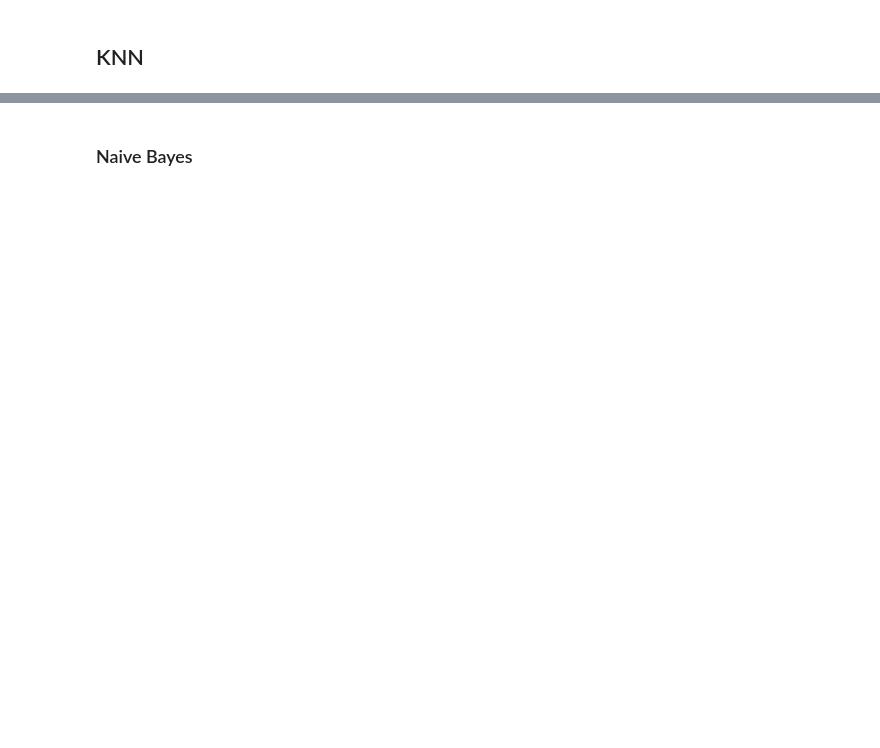
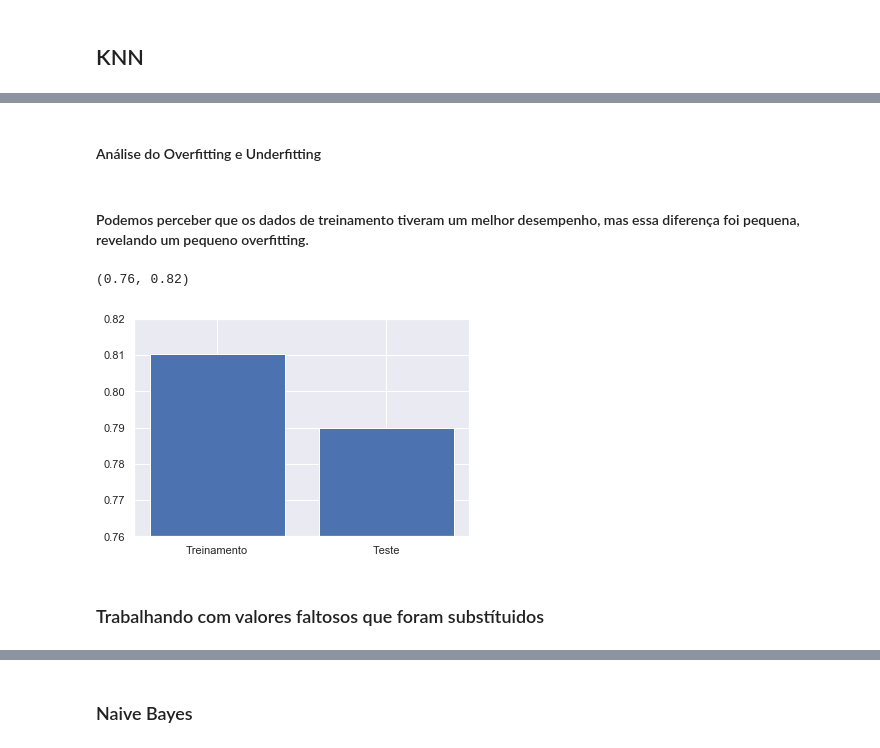
Before and after one commit to clairtonm/atlanticoDSTest, a Jupyter notebook: Notebooks/Untitled.ipynb, the cells around one changed output, grey strips where cells are left out. Cells and saved outputs as stored; diff of their text form; code cells hidden in the pictures; blank space fills up the shorter version.

```diff
--- a/Notebooks/Untitled.ipynb
+++ b/Notebooks/Untitled.ipynb
@@ -474,5 +504,11 @@ X_train, X_test, y_train, y_test = X[indicies_1[0]], X[indicies_1[1]], y[indicie
 # %%
-# Depois de ter feitos testes com o # de vizinhos default, 5, até #12 o número de vizinhos número 8
-# foi o que apresentou melhor acurácia
+# Depois de ter feitos testes com o # de vizinhos de 3 até 10 o # de vizinhos igual a 4 foi o que teve melhor resultado.
 
-knn = KNeighborsClassifier(n_neighbors=8)
+knn3 = KNeighborsClassifier(n_neighbors=3)
+knn4 = KNeighborsClassifier(n_neighbors=4)
+knn5 = KNeighborsClassifier() # 5
+knn6 = KNeighborsClassifier(n_neighbors=6)
+knn7 = KNeighborsClassifier(n_neighbors=7)
+knn8 = KNeighborsClassifier(n_neighbors=8)
+knn9 = KNeighborsClassifier(n_neighbors=9)
+knn10 = KNeighborsClassifier(n_neighbors=10)
@@ -493,0 +535,11 @@ accuracy_score(y_train, knn_x_pred)
+# %%
+# Realizando as predições.
+
+knn_y_pred3 = knn3.predict(X_test)
+knn_y_pred4 = knn4.predict(X_test)
+knn_y_pred5 = knn5.predict(X_test)
+knn_y_pred6 = knn6.predict(X_test)
+knn_y_pred7 = knn7.predict(X_test)
+knn_y_pred8 = knn8.predict(X_test)
+knn_y_pred9 = knn9.predict(X_test)
+knn_y_pred10 = knn10.predict(X_test)
@@ -493,0 +567,18 @@ accuracy_score(y_train, knn_x_pred)
+# %% [markdown]
+#### Análise do Overfitting e Underfitting
+# %%
+# Análise com os dados de treinamento e teste.
+
+knn_x_pred = knn.predict(X_train)
+acc_train = accuracy_score(y_train, knn_x_pred)
+acc_test = accuracy_score(y_test, knn_y_pred4)
+# %% [markdown]
+#### Podemos perceber que os dados de treinamento tiveram um melhor desempenho, mas essa diferença foi pequena, revelando um pequeno overfitting.
+# %%
+plt.bar(['Treinamento', 'Teste'],[acc_train, acc_test])
+plt.ylim(bottom=0.76, top=0.82)
+# %% [output]
+(0.76, 0.82)
+[figure, added]
+# %% [markdown]
+### Trabalhando com valores faltosos que foram substítuidos
```
Also changed, not shown: parts of 59 cells of this notebook.
